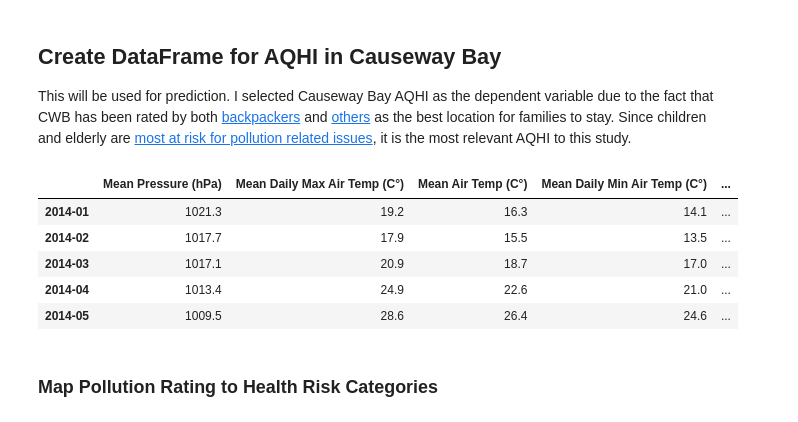
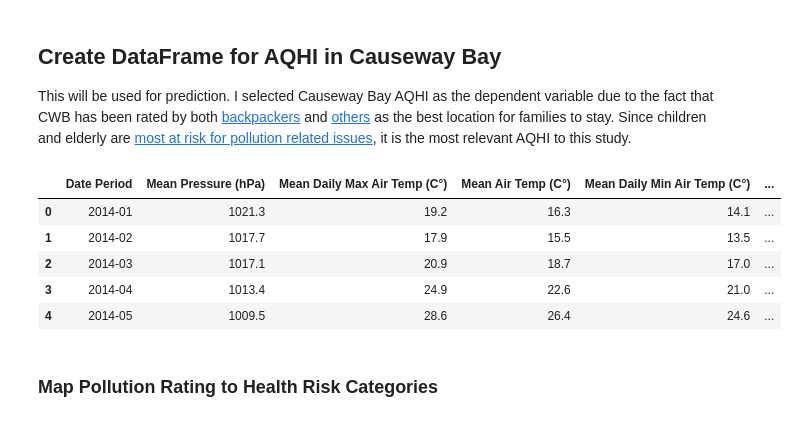
Before and after one commit to taflor/HongKongPollution, a Jupyter notebook: HongKongPollution/notebooks/2.1_HK_Pollution_Weather_EDA.ipynb, the cells around one changed output. Saved outputs shown, nothing was run; the diff lists cells and outputs as text; code cells hidden in the pictures.

```diff
--- a/HongKongPollution/notebooks/2.1_HK_Pollution_Weather_EDA.ipynb
+++ b/HongKongPollution/notebooks/2.1_HK_Pollution_Weather_EDA.ipynb
@@ -79,5 +79,5 @@ os.listdir(data_path)
 # %% [markdown]
 ## Load Weather & Pollution Data into DataFrame
 # %%
-df = pd.read_csv(data_path+'/joined_weather_pollution_all_districts.csv',index_col=0)
+df = pd.read_csv(data_path+'/joined_weather_pollution_all_districts.csv')
 # %%
@@ -92,0 +95,11 @@ df.head()
+# %%
+df['Date Period'] = pd.PeriodIndex(df['Unnamed: 0'], freq='M')
+df = df[['Date Period','Mean Pressure (hPa)', 'Mean Daily Max Air Temp (C°)',
+       'Mean Air Temp (C°)', 'Mean Daily Min Air Temp (C°)',
+       'Mean Dew Point (C°)', 'Mean Relative Humidity (%)',
+       'Mean Amount of Cloud Coverage (%)', 'Total Rainfall (mm)',
+       'Prevailing Wind Direction (degrees)', 'Mean Wind Speed (km/h)',
+       'Central/Western', 'Eastern', 'Kwun Tong', 'Sham Shui Po', 'Kwai Chung',
+       'Tsuen Wan', 'Yuen Long', 'Tuen Mun', 'Tung Chung', 'Tai Po', 'Sha Tin',
+       'Causeway Bay', 'Central', 'Mong Kok']]
+df.head()
@@ -128,24 +169,24 @@ df.describe().T
 ## Create DataFrame for AQHI in Causeway Bay
 This will be used for prediction. I selected Causeway Bay AQHI as the dependent variable due to the fact that CWB has been rated by both [backpackers](link:https://www.thebrokebackpacker.com/where-to-stay-in-hong-kong/) and [others](link:https://misstourist.com/where-to-stay-in-hong-kong-best-hotels/) as the best location for families to stay. Since children and elderly are [most at risk for pollution related issues](link:https://www.health.nsw.gov.au/environment/air/Pages/who-is-affected.aspx), it is the most relevant AQHI to this study.
 # %%
-cwb_df = df[['Mean Pressure (hPa)', 'Mean Daily Max Air Temp (C°)',
+cwb_df = df[['Date Period','Mean Pressure (hPa)', 'Mean Daily Max Air Temp (C°)',
        'Mean Air Temp (C°)', 'Mean Daily Min Air Temp (C°)',
        'Mean Dew Point (C°)', 'Mean Relative Humidity (%)',
        'Mean Amount of Cloud Coverage (%)', 'Total Rainfall (mm)',
        'Prevailing Wind Direction (degrees)', 'Mean Wind Speed (km/h)','Causeway Bay']]
-cwb_df.columns = ['Mean Pressure (hPa)', 'Mean Daily Max Air Temp (C°)',
+cwb_df.columns = ['Date Period','Mean Pressure (hPa)', 'Mean Daily Max Air Temp (C°)',
        'Mean Air Temp (C°)', 'Mean Daily Min Air Temp (C°)',
        'Mean Dew Point (C°)', 'Mean Relative Humidity (%)',
        'Mean Amount of Cloud Coverage (%)', 'Total Rainfall (mm)',
        'Prevailing Wind Direction (degrees)', 'Mean Wind Speed (km/h)','Causeway Bay Monthly Avg AQHI']
 cwb_df.head()
 # %% [output]
-|  | Mean Pressure (hPa) | Mean Daily Max Air Temp (C°) | Mean Air Temp (C°) | Mean Daily Min Air Temp (C°) | ... |
-| 2014-01 | 1021.3 | 19.2 | 16.3 | 14.1 | ... |
-| 2014-02 | 1017.7 | 17.9 | 15.5 | 13.5 | ... |
-| 2014-03 | 1017.1 | 20.9 | 18.7 | 17.0 | ... |
-| 2014-04 | 1013.4 | 24.9 | 22.6 | 21.0 | ... |
-| 2014-05 | 1009.5 | 28.6 | 26.4 | 24.6 | ... |
+|  | Date Period | Mean Pressure (hPa) | Mean Daily Max Air Temp (C°) | Mean Air Temp (C°) | Mean Daily Min Air Temp (C°) | ... |
+| 0 | 2014-01 | 1021.3 | 19.2 | 16.3 | 14.1 | ... |
+| 1 | 2014-02 | 1017.7 | 17.9 | 15.5 | 13.5 | ... |
+| 2 | 2014-03 | 1017.1 | 20.9 | 18.7 | 17.0 | ... |
+| 3 | 2014-04 | 1013.4 | 24.9 | 22.6 | 21.0 | ... |
+| 4 | 2014-05 | 1009.5 | 28.6 | 26.4 | 24.6 | ... |
 # %% [markdown]
 ### Map Pollution Rating to Health Risk Categories
 # %%
```
Also changed, not shown: parts of 24 cells of this notebook.
